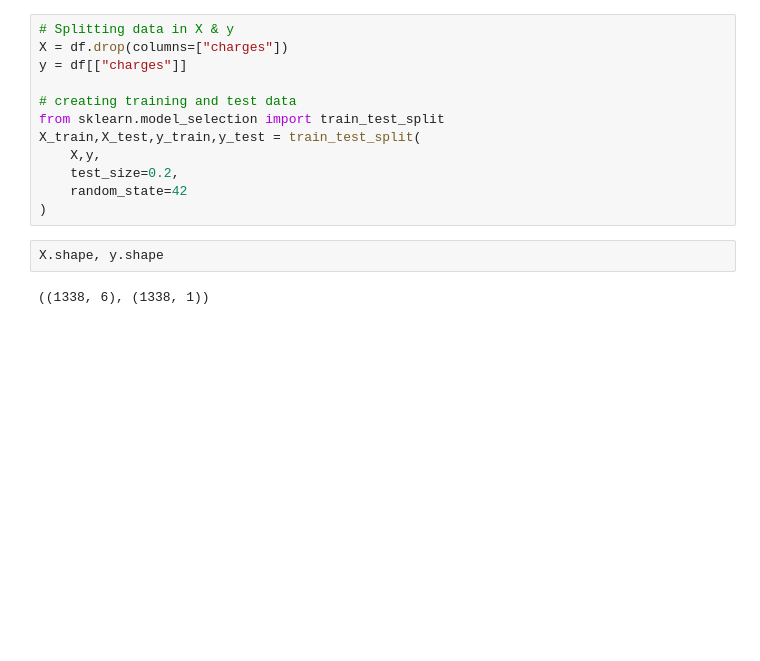
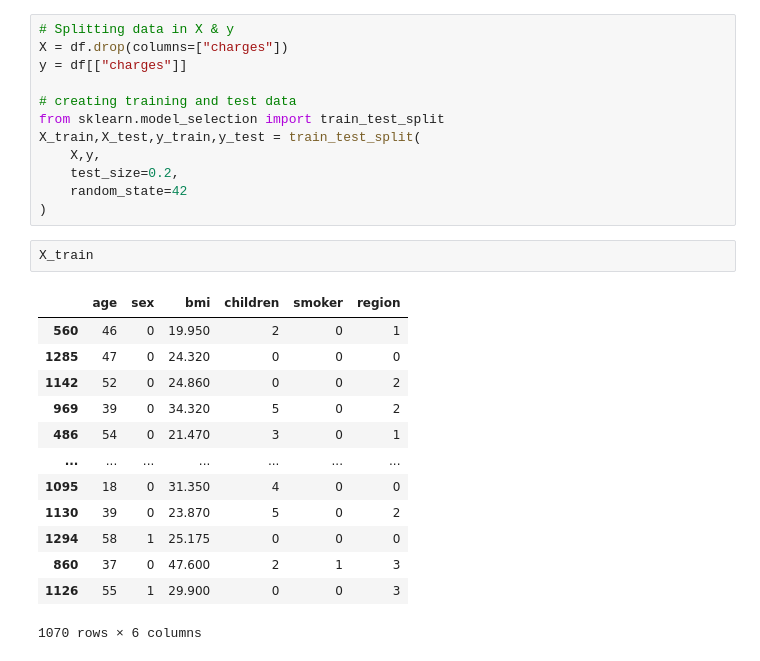
Before and after one commit to abhi24112/Deep_Learning_for_Data_Science, a Jupyter notebook: 3_Neural_Networks_Regression.ipynb, the cells around one changed output. Drawn from its saved outputs; the diff is of its cells as text; blank space fills up the shorter version.

```diff
--- a/3_Neural_Networks_Regression.ipynb
+++ b/3_Neural_Networks_Regression.ipynb
@@ -399,7 +400,19 @@ X_train,X_test,y_train,y_test = train_test_split(
     test_size=0.2,
     random_state=42
 )
-# %%
-X.shape, y.shape
-# %% [output]
-((1338, 6), (1338, 1))
+# %%
+X_train
+# %% [output]
+|  | age | sex | bmi | children | smoker | region |
+| 560 | 46 | 0 | 19.950 | 2 | 0 | 1 |
+| 1285 | 47 | 0 | 24.320 | 0 | 0 | 0 |
+| 1142 | 52 | 0 | 24.860 | 0 | 0 | 2 |
+| 969 | 39 | 0 | 34.320 | 5 | 0 | 2 |
+| 486 | 54 | 0 | 21.470 | 3 | 0 | 1 |
+| ... | ... | ... | ... | ... | ... | ... |
+| 1095 | 18 | 0 | 31.350 | 4 | 0 | 0 |
+| 1130 | 39 | 0 | 23.870 | 5 | 0 | 2 |
+| 1294 | 58 | 1 | 25.175 | 0 | 0 | 0 |
+| 860 | 37 | 0 | 47.600 | 2 | 1 | 3 |
+| 1126 | 55 | 1 | 29.900 | 0 | 0 | 3 |
+1070 rows × 6 columns
```
Also changed, not shown: parts of 23 cells of this notebook, 7 other files.
